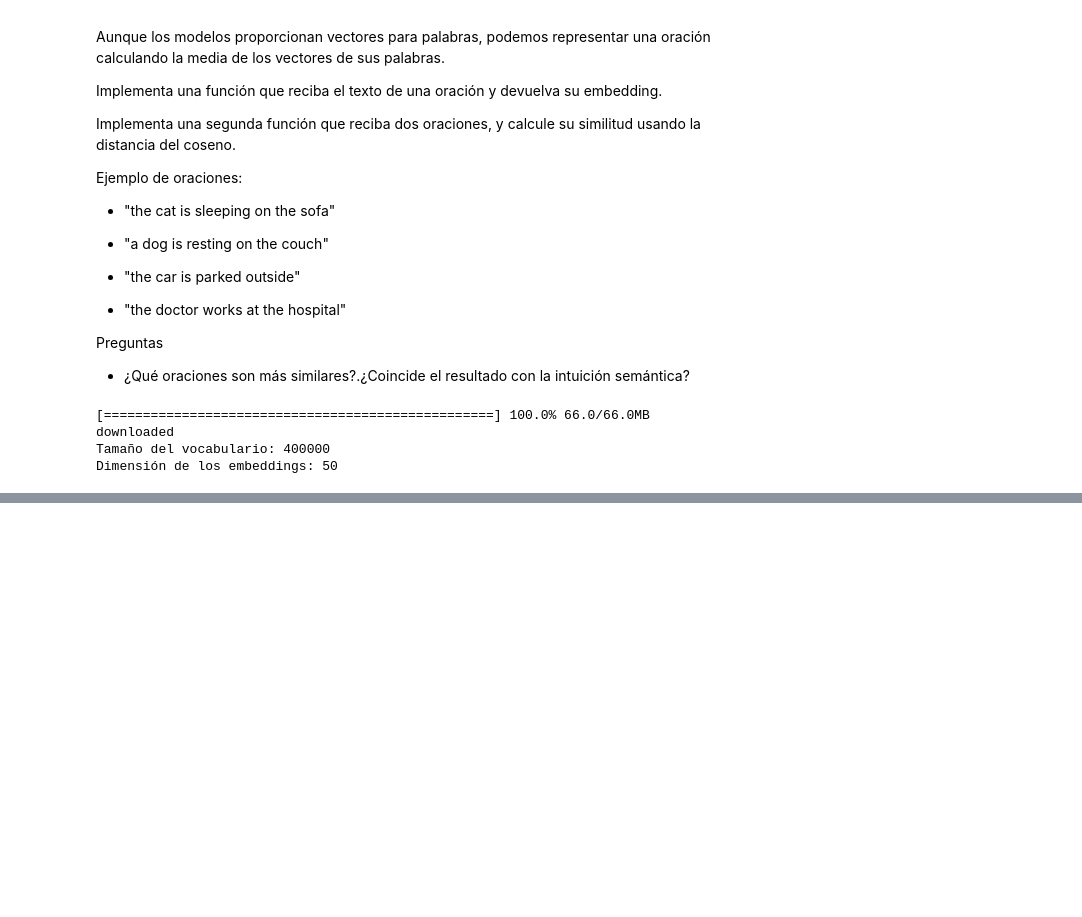
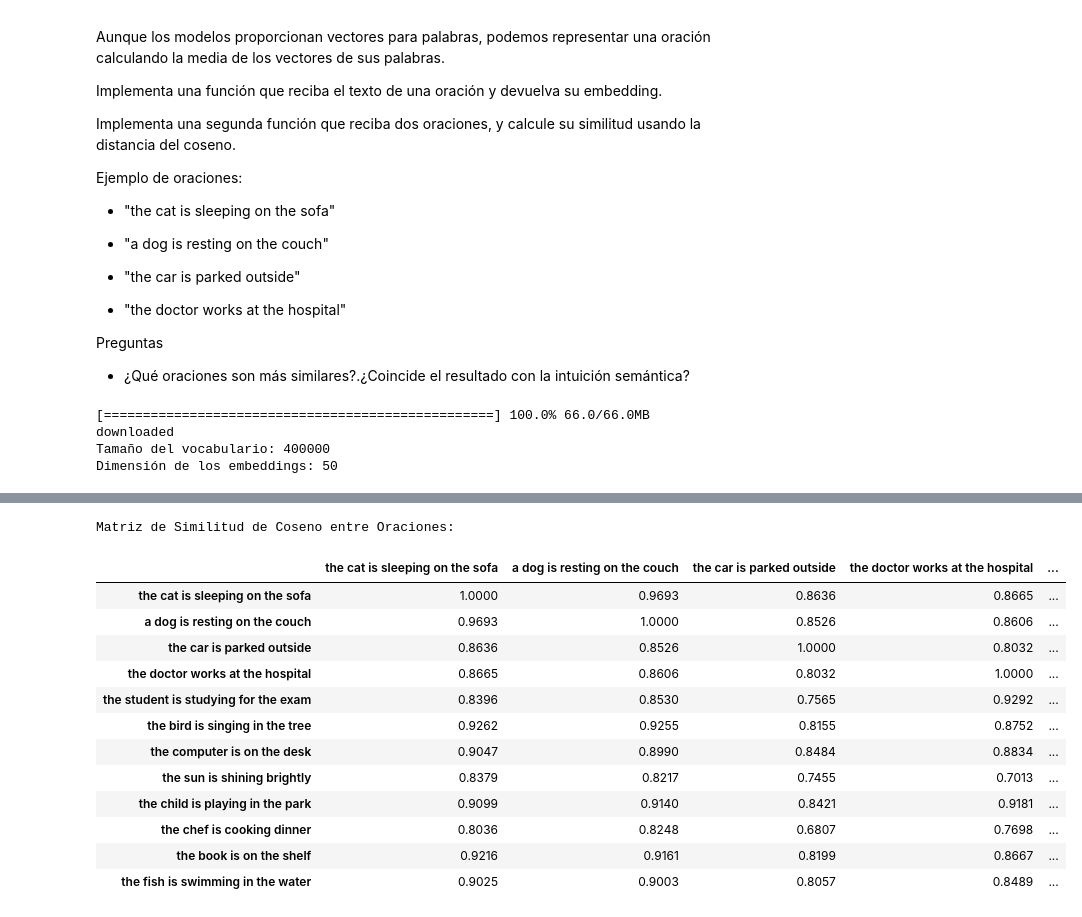
Before and after one commit to PachecoE2020/Git_practice, a Jupyter notebook: similitud_texto.ipynb, the cells around one changed output, grey strips where cells are left out. Cells and saved outputs as stored; diff of their text form; code cells hidden in the pictures; blank space fills up the shorter version.

```diff
--- a/similitud_texto.ipynb
+++ b/similitud_texto.ipynb
@@ -35,0 +77,7 @@ Dimensión de los embeddings: 50
+# %%
+embeddings = []
+for sentence in sentences:
+    sentence_embedding = get_sentence_embedding(sentence)
+    print(f"Sentence: {sentence}")
+    print(f"Embedding: {sentence_embedding}")
+    embeddings.append(sentence_embedding)
@@ -35,0 +102,30 @@ Dimensión de los embeddings: 50
+# %%
+import pandas as pd
+
+similarity_matrix = np.zeros((len(sentences), len(sentences)))
+
+for i in range(len(sentences)):
+    for j in range(len(sentences)):
+        if i <= j: # Calculate for upper triangle to avoid redundant calculations and ensure symmetry
+            sim = cosine_similarity(embeddings[i], embeddings[j])
+            similarity_matrix[i, j] = sim
+            similarity_matrix[j, i] = sim # The similarity matrix is symmetric
+
+similarity_df = pd.DataFrame(similarity_matrix, index=sentences, columns=sentences)
+print("Matriz de Similitud de Coseno entre Oraciones:")
+display(similarity_df.round(4))
+# %% [output]
+Matriz de Similitud de Coseno entre Oraciones:
+|  | the cat is sleeping on the sofa | a dog is resting on the couch | the car is parked outside | the doctor works at the hospital | ... |
+| the cat is sleeping on the sofa | 1.0000 | 0.9693 | 0.8636 | 0.8665 | ... |
+| a dog is resting on the couch | 0.9693 | 1.0000 | 0.8526 | 0.8606 | ... |
+| the car is parked outside | 0.8636 | 0.8526 | 1.0000 | 0.8032 | ... |
+| the doctor works at the hospital | 0.8665 | 0.8606 | 0.8032 | 1.0000 | ... |
+| the student is studying for the exam | 0.8396 | 0.8530 | 0.7565 | 0.9292 | ... |
+| the bird is singing in the tree | 0.9262 | 0.9255 | 0.8155 | 0.8752 | ... |
+| the computer is on the desk | 0.9047 | 0.8990 | 0.8484 | 0.8834 | ... |
+| the sun is shining brightly | 0.8379 | 0.8217 | 0.7455 | 0.7013 | ... |
+| the child is playing in the park | 0.9099 | 0.9140 | 0.8421 | 0.9181 | ... |
+| the chef is cooking dinner | 0.8036 | 0.8248 | 0.6807 | 0.7698 | ... |
+| the book is on the shelf | 0.9216 | 0.9161 | 0.8199 | 0.8667 | ... |
+| the fish is swimming in the water | 0.9025 | 0.9003 | 0.8057 | 0.8489 | ... |
```
Also changed, not shown: parts of 2 cells of this notebook.
